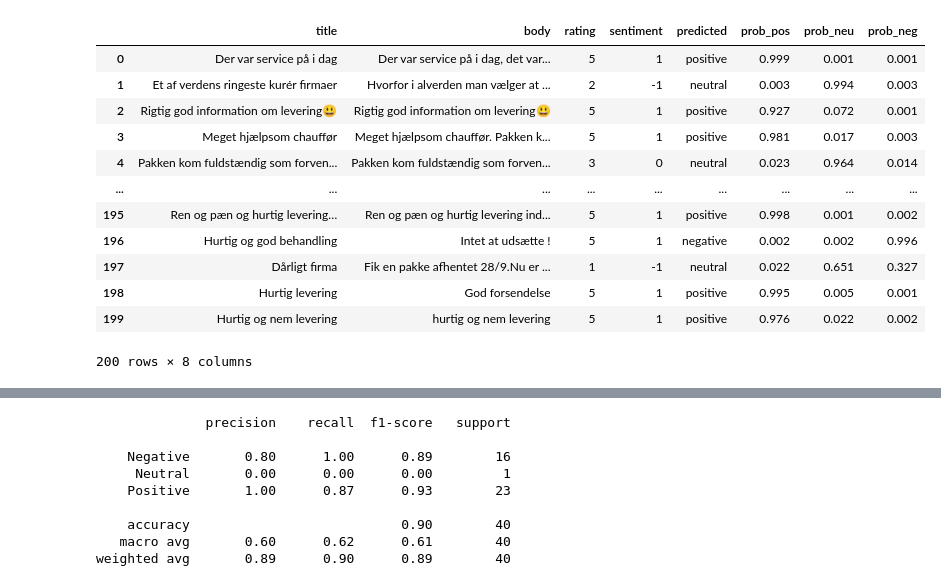
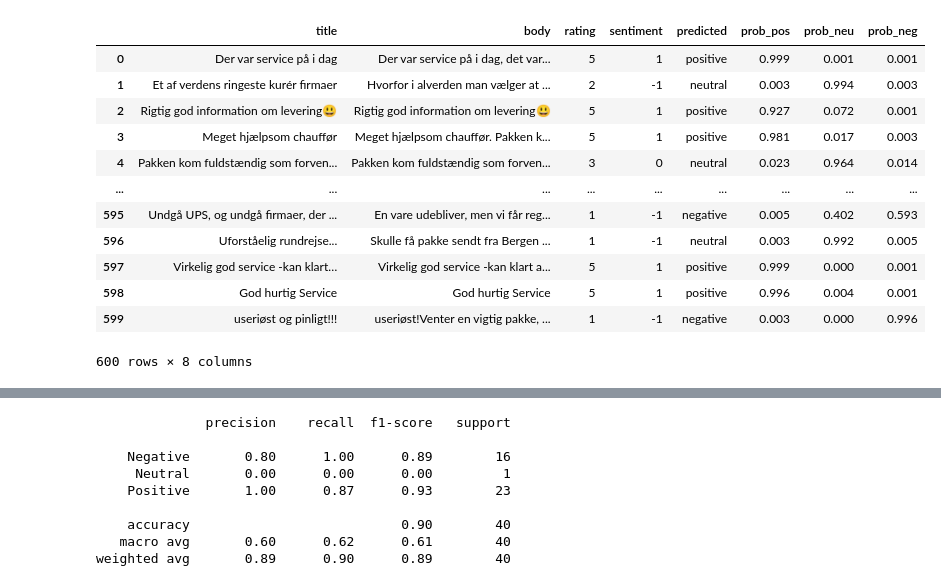
Before and after one commit to TheAgns/ExamProjectDataScience, a Jupyter notebook: Logistic Regression.ipynb, the cells around one changed output, grey strips where cells are left out. Cells and saved outputs as stored; diff of their text form; code cells hidden in the pictures.

```diff
--- a/Logistic Regression.ipynb
+++ b/Logistic Regression.ipynb
@@ -14,19 +18,19 @@ from tensorflow.keras.callbacks import EarlyStopping
 # %%
-data = pd.read_csv('Data/dacy_sentiment.csv')
+data = pd.read_csv('Data/dacy_sentiment.csv', lineterminator='\n')
 sentiment_map = {'positive': 1, 'neutral': 0, 'negative': -1}
 data['sentiment'] = data['sentiment'].replace(sentiment_map)
 data
 # %% [output]
 |  | title | body | rating | sentiment | predicted | prob_pos | prob_neu | prob_neg |
 | 0 | Der var service på i dag | Der var service på i dag, det var... | 5 | 1 | positive | 0.999 | 0.001 | 0.001 |
 | 1 | Et af verdens ringeste kurér firmaer | Hvorfor i alverden man vælger at ... | 2 | -1 | neutral | 0.003 | 0.994 | 0.003 |
 | 2 | Rigtig god information om levering😃 | Rigtig god information om levering😃 | 5 | 1 | positive | 0.927 | 0.072 | 0.001 |
 | 3 | Meget hjælpsom chauffør | Meget hjælpsom chauffør. Pakken k... | 5 | 1 | positive | 0.981 | 0.017 | 0.003 |
 | 4 | Pakken kom fuldstændig som forven... | Pakken kom fuldstændig som forven... | 3 | 0 | neutral | 0.023 | 0.964 | 0.014 |
 | ... | ... | ... | ... | ... | ... | ... | ... | ... |
-| 195 | Ren og pæn og hurtig levering… | Ren og pæn og hurtig levering ind... | 5 | 1 | positive | 0.998 | 0.001 | 0.002 |
-| 196 | Hurtig og god behandling | Intet at udsætte ! | 5 | 1 | negative | 0.002 | 0.002 | 0.996 |
-| 197 | Dårligt firma | Fik en pakke afhentet 28/9.Nu er ... | 1 | -1 | neutral | 0.022 | 0.651 | 0.327 |
-| 198 | Hurtig levering | God forsendelse | 5 | 1 | positive | 0.995 | 0.005 | 0.001 |
-| 199 | Hurtig og nem levering | hurtig og nem levering | 5 | 1 | positive | 0.976 | 0.022 | 0.002 |
+| 595 | Undgå UPS, og undgå firmaer, der ... | En vare udebliver, men vi får reg... | 1 | -1 | negative | 0.005 | 0.402 | 0.593 |
+| 596 | Uforståelig rundrejse... | Skulle få pakke sendt fra Bergen ... | 1 | -1 | neutral | 0.003 | 0.992 | 0.005 |
+| 597 | Virkelig god service -kan klart… | Virkelig god service -kan klart a... | 5 | 1 | positive | 0.999 | 0.000 | 0.001 |
+| 598 | God hurtig Service | God hurtig Service | 5 | 1 | positive | 0.996 | 0.004 | 0.001 |
+| 599 | useriøst og pinligt!!! | useriøst!Venter en vigtig pakke, ... | 1 | -1 | negative | 0.003 | 0.000 | 0.996 |
-200 rows × 8 columns
+600 rows × 8 columns
```
Also changed, not shown: parts of 5 cells of this notebook, 1 other file.
